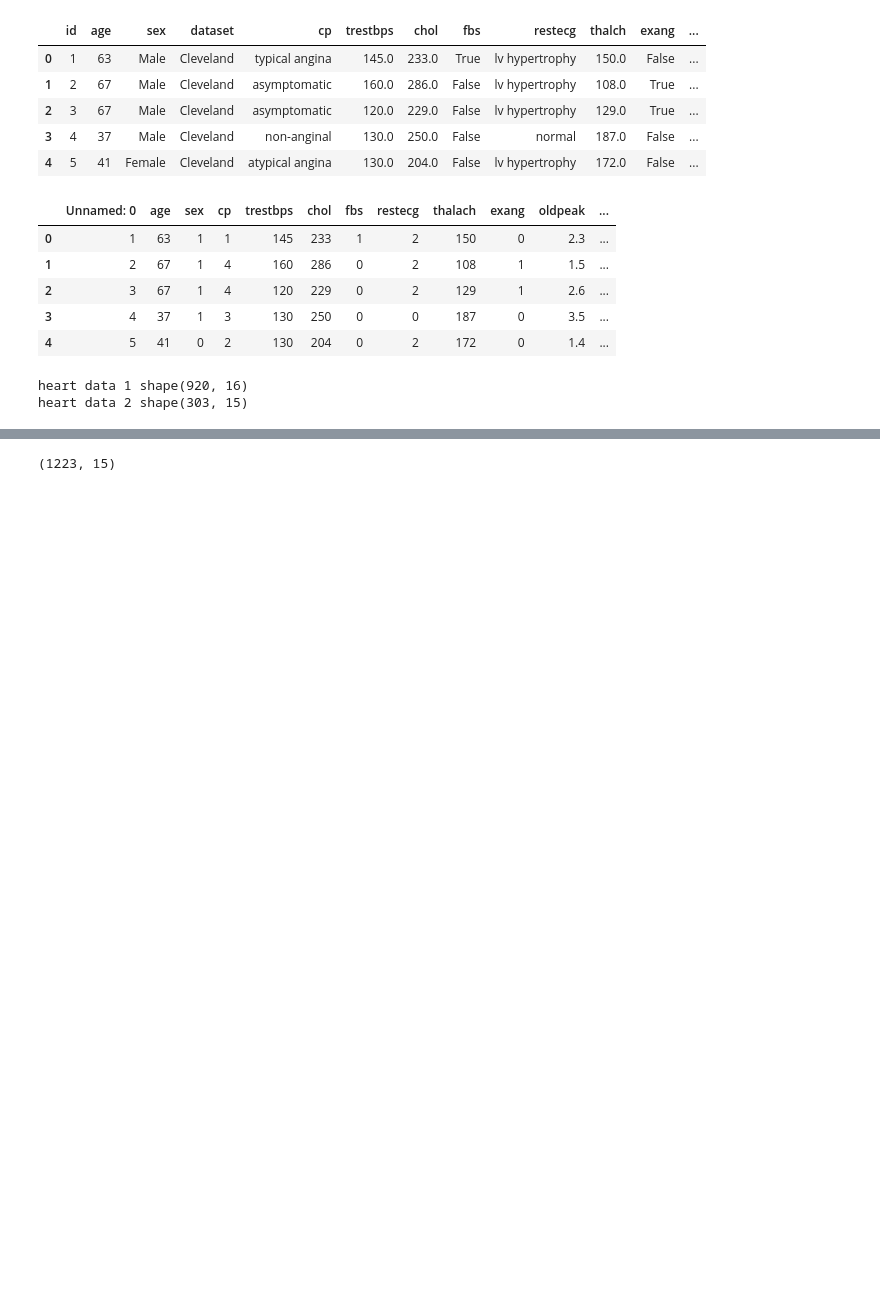
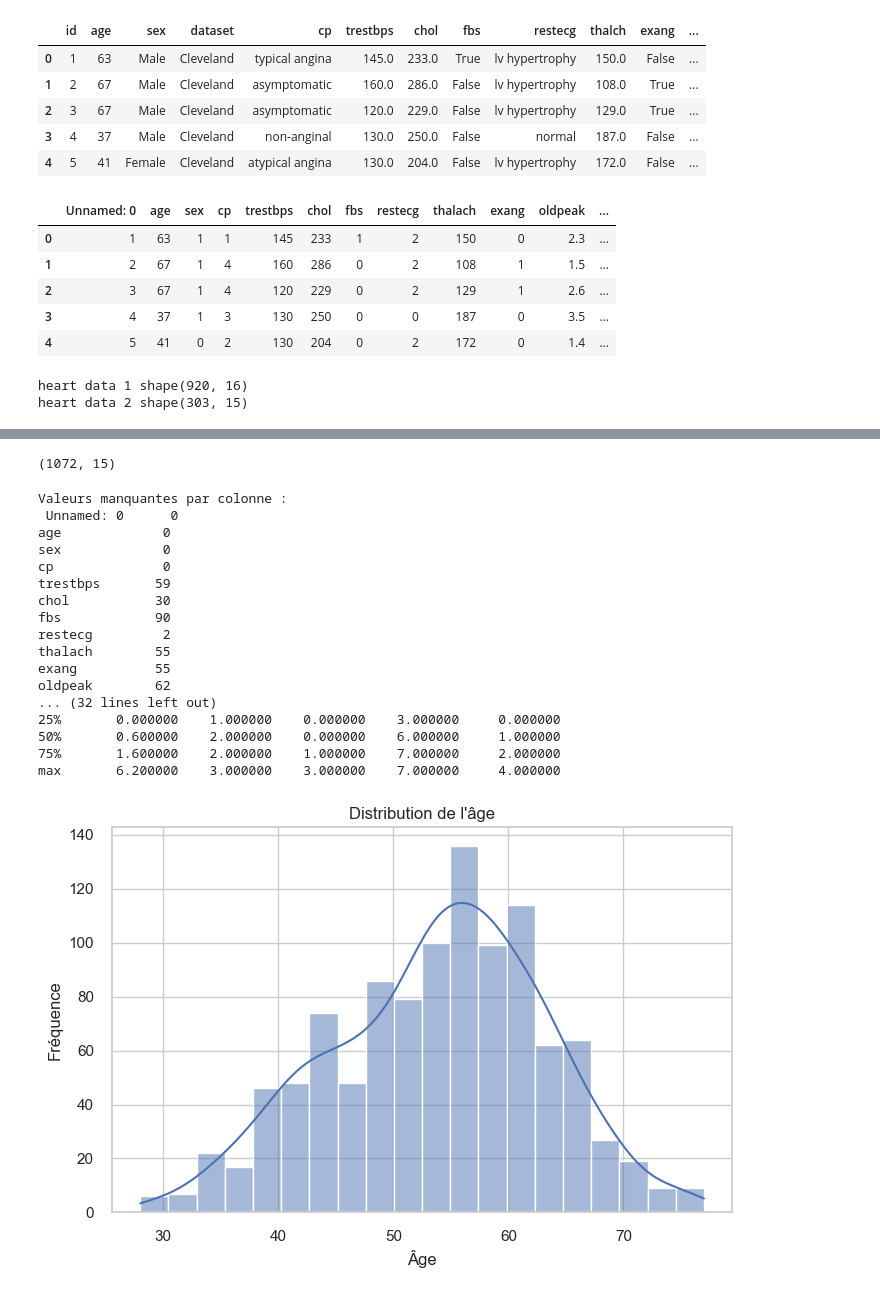
Before and after one commit to YannSko/Kidney_Disease_Classif, a Jupyter notebook: notebook/exploration.ipynb, the cells around one changed output, grey strips where cells are left out. Saved outputs shown, nothing was run; the diff lists cells and outputs as text; code cells hidden in the pictures; blank space fills up the shorter version.

```diff
--- a/notebook/exploration.ipynb
+++ b/notebook/exploration.ipynb
@@ -115,10 +129,0 @@ FileNotFoundError: [Errno 2] No such file or directory: 'heart_disease_uci.csv'
-# %%
-# Step 5: Select only the columns present in heart_data_2 (after renaming)
-heart_data_1 = heart_data_1[heart_data_2.columns]
-
-# Step 6: Merge the two DataFrames and drop duplicates
-merged_df = pd.concat([heart_data_1, heart_data_2], ignore_index=True)
-merged_df = merged_df.drop_duplicates()
-
-# Display the first few rows of the merged DataFrame
-print(merged_df.head())
@@ -139,4 +169,52 @@ print(merged_df.head())
 # %%
 merged_df.shape
 # %% [output]
-(1223, 15)
+(1072, 15)
+# %%
+# Vérifier les valeurs manquantes
+print("Valeurs manquantes par colonne :\n", merged_df.isnull().sum())
+
+# Afficher les statistiques descriptives
+print("\nStatistiques descriptives :")
+print(merged_df.describe())
+
+# Visualiser la distribution de l'âge
+plt.figure(figsize=(8, 5))
+sns.histplot(merged_df['age'], bins=20, kde=True)
+plt.title("Distribution de l'âge")
+plt.xlabel("Âge")
+plt.ylabel("Fréquence")
+plt.show()
+
+# Visualiser la distribution de la pression artérielle au repos
+plt.figure(figsize=(8, 5))
+sns.histplot(merged_df['trestbps'], bins=20, kde=True)
+plt.title("Distribution de la pression artérielle au repos")
+plt.xlabel("Pression artérielle (mm Hg)")
+plt.ylabel("Fréquence")
+plt.show()
+
+# Visualiser la corrélation entre les variables
+plt.figure(figsize=(12, 8))
+sns.heatmap(merged_df.corr(), annot=True, cmap='coolwarm', fmt=".2f")
+plt.title("Matrice de corrélation")
+plt.show()
+# %% [output]
+Valeurs manquantes par colonne :
+ Unnamed: 0      0
+age             0
+sex             0
+cp              0
+trestbps       59
+chol           30
+fbs            90
+restecg         2
+thalach        55
+exang          55
+oldpeak        62
+... (32 lines left out)
+25%       0.000000    1.000000    0.000000    3.000000     0.000000
+50%       0.600000    2.000000    0.000000    6.000000     1.000000
+75%       1.600000    2.000000    1.000000    7.000000     2.000000
+max       6.200000    3.000000    3.000000    7.000000     4.000000
+[figure, added]
```
Also changed, not shown: parts of 18 cells of this notebook.
